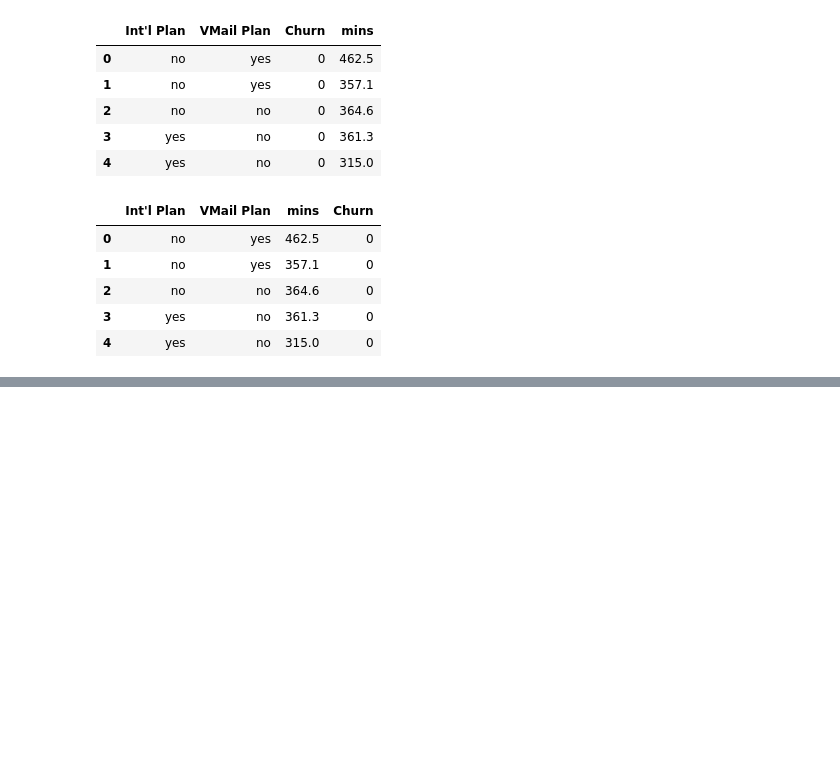
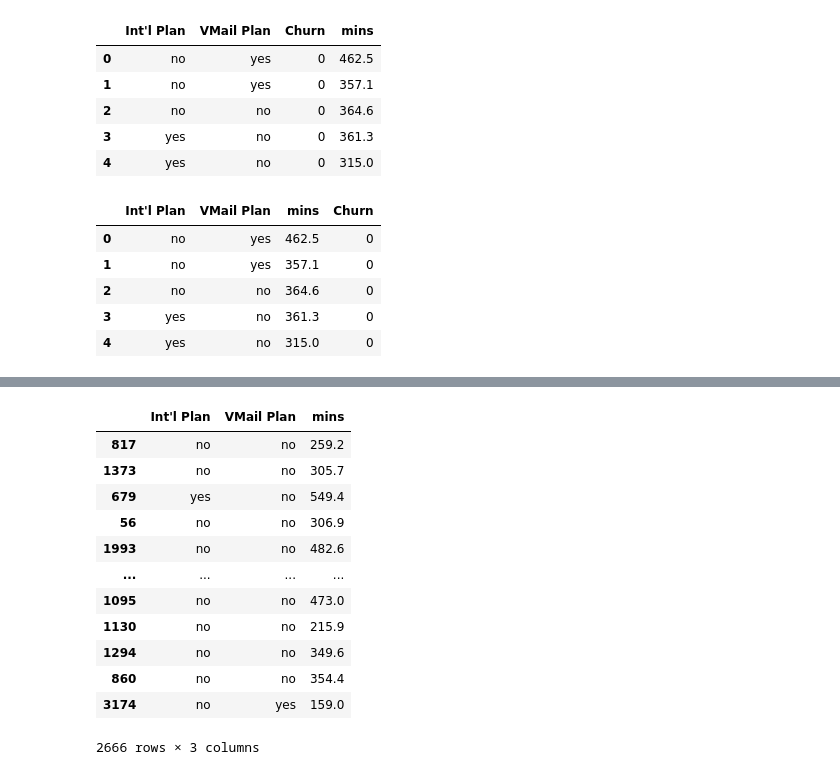
Before and after one commit to ryslipe/svm_classifier, a Jupyter notebook: notebook/svm_notebook.ipynb, the cells around one changed output, grey strips where cells are left out. Drawn from its saved outputs; the diff is of its cells as text; code cells hidden in the pictures; blank space fills up the shorter version.

Commit message:
model pipeline added

```diff
--- a/notebook/svm_notebook.ipynb
+++ b/notebook/svm_notebook.ipynb
@@ -174,0 +192,4 @@ cat_pipeline = Pipeline([
+# %%
+# create feature and target variables
+X = data.drop('Churn', axis= 1)
+y = data['Churn']
@@ -174,0 +219,22 @@ cat_pipeline = Pipeline([
+# %%
+# train test split
+from sklearn.model_selection import train_test_split
+
+# split the data into train and test
+X_train, X_test, y_train, y_test = train_test_split(X, y, test_size=0.2, random_state= 42)
+# %%
+X_train
+# %% [output]
+|  | Int'l Plan | VMail Plan | mins |
+| 817 | no | no | 259.2 |
+| 1373 | no | no | 305.7 |
+| 679 | yes | no | 549.4 |
+| 56 | no | no | 306.9 |
+| 1993 | no | no | 482.6 |
+| ... | ... | ... | ... |
+| 1095 | no | no | 473.0 |
+| 1130 | no | no | 215.9 |
+| 1294 | no | no | 349.6 |
+| 860 | no | no | 354.4 |
+| 3174 | no | yes | 159.0 |
+2666 rows × 3 columns
```
Also changed, not shown: parts of 7 cells of this notebook.
